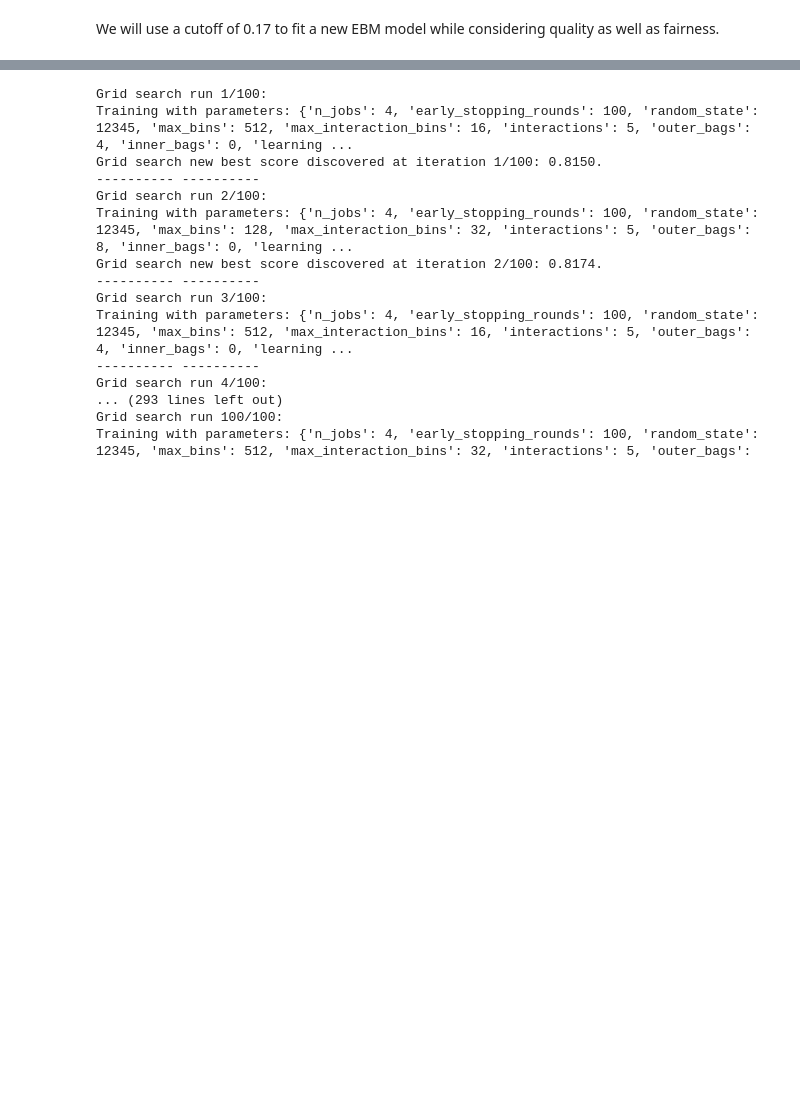
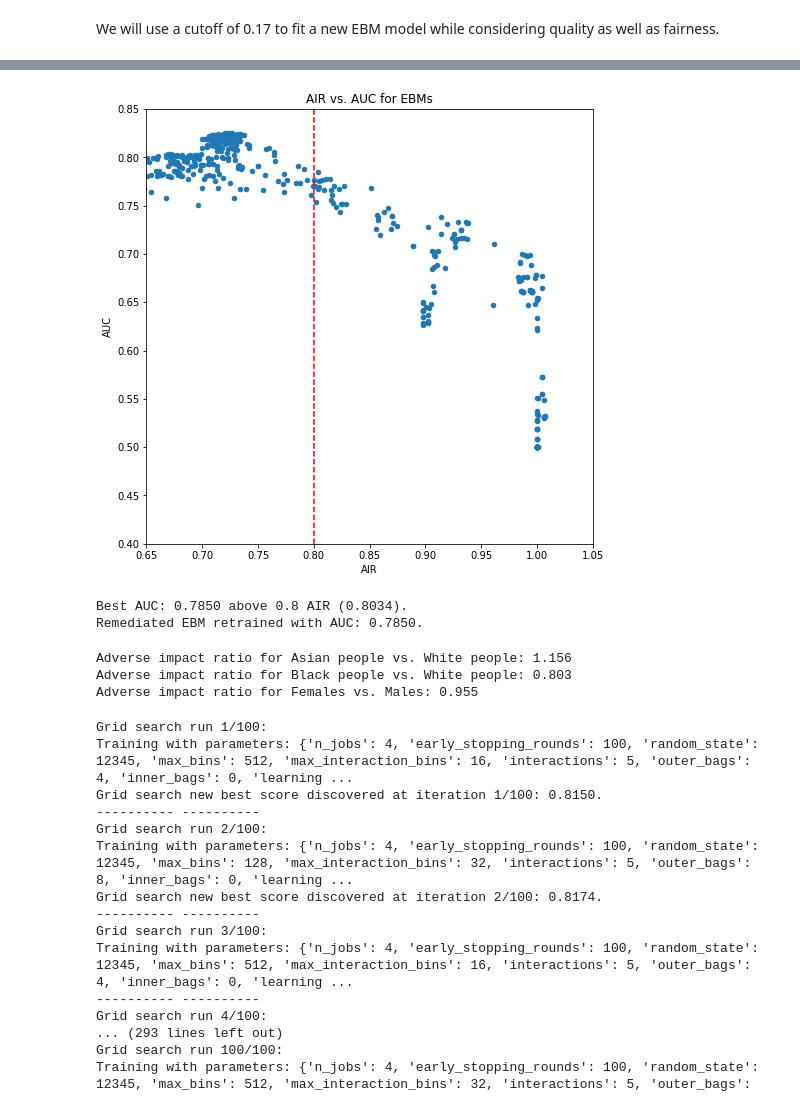
Before and after one commit to adelhassen/responsible_ml, a Jupyter notebook: Model Remediation.ipynb, the cells around one changed output, grey strips where cells are left out. Saved outputs shown, nothing was run; the diff lists cells and outputs as text; code cells hidden in the pictures; blank space fills up the shorter version.

```diff
--- a/Model Remediation.ipynb
+++ b/Model Remediation.ipynb
@@ -526,3 +528,15 @@ The other protected groups are still above 0.8 with the new cutoff.
 #### Model selection considering quality and fairness
 # %% [markdown]
 We will use a cutoff of 0.17 to fit a new EBM model while considering quality as well as fairness.
+# %%
+# start local timer
+ebm2_tic = time.time()
+
+# new grid search that also considers AIR and fairness
+best_ebm2, ebm_grid_frame = ebm_grid(train, best_ebm_phat, x_names, y_name, gs_params=gs_params, n_models=500,
+                                     early_stopping_rounds=100, seed=SEED, air_reference='white', air_protected='black',
+                                     air_cut=0.17)
+
+# end local timer
+ebm2_toc = time.time() - ebm2_tic
+print('EBM training completed in %.2f s.' % (ebm2_toc))
@@ -529,3 +577,57 @@ We will use a cutoff of 0.17 to fit a new EBM model while considering quality as
+# %%
+fig, ax = plt.subplots(figsize=(8,8))
+_ = ebm_grid_frame.plot(kind='scatter', x='air', y='auc', title='AIR vs. AUC for EBMs', ax=ax)
+_ = ax.axvline(x=0.8, color='r', linestyle='--')
+_ = ax.set_ylim([0.4, 0.85])
+_ = ax.set_xlim([0.65, 1.05])
+_ = ax.set_xlabel('AIR')
+_ = ax.set_ylabel('AUC')
+# %% [output]
+[figure, added]
+# %%
+# extract new params dict from ebm_grid_frame
+rem_params = ebm_grid_frame.loc[ebm_grid_frame['air'] > 0.8].sort_values(by='auc', ascending=False).iloc[0, :].to_dict()
+
+# extract features from dict then delete from dict
+rem_x_names = rem_params['features']
+del rem_params['features']
+
+# record and delete other extraneous information
+print('Best AUC: %.4f above 0.8 AIR (%.4f).' % (rem_params['auc'], rem_params['air']))
+del rem_params['auc']
+del rem_params['air']
+
+# reset some parameters to integers
+rem_params['random_state'] = int(rem_params['random_state'])
+rem_params['n_jobs'] = int(rem_params['n_jobs'])
+
+# retrain
+rem_ebm = ExplainableBoostingClassifier(**rem_params)
+rem_ebm.fit(train[rem_x_names], train[y_name])
+rem_ebm_perf = ROC(rem_ebm.predict_proba).explain_perf(valid[rem_x_names], valid[y_name])
+rem_auc = rem_ebm_perf._internal_obj['overall']['auc']
+print('Remediated EBM retrained with AUC: %.4f.' % rem_auc)
+# %% [output]
+Best AUC: 0.7850 above 0.8 AIR (0.8034).
+Remediated EBM retrained with AUC: 0.7850.
+# %%
+# create a frame with remediated EBM predictions
+best_ebm_phat2 = pd.DataFrame(rem_ebm.predict_proba(valid[rem_x_names])[:, 1], columns=['phat'])
+best_ebm_phat2 = pd.concat([valid.reset_index(drop=True), best_ebm_phat2], axis=1)
+
+# calculate new confusion matrices for each group
+rem_cm_dict2 = {}
+for name in demographic_group_names:
+    rem_cm_dict2[name] = get_confusion_matrix(best_ebm_phat2, y_name, 'phat', by=name, level=1, cutoff=0.17, verbose=False)
+
+# calculate AIR for each group
+print('Adverse impact ratio for Asian people vs. White people: %.3f' % air(rem_cm_dict2, 'white', 'asian', verbose=False))
+print('Adverse impact ratio for Black people vs. White people: %.3f' % air(rem_cm_dict2, 'white', 'black', verbose=False))
+print('Adverse impact ratio for Females vs. Males: %.3f' % air(rem_cm_dict2, 'male', 'female', verbose=False))
+# %% [output]
+Adverse impact ratio for Asian people vs. White people: 1.156
+Adverse impact ratio for Black people vs. White people: 0.803
+Adverse impact ratio for Females vs. Males: 0.955
 # %%
 # start local timer
 ebm2_tic = time.time()
```
Also changed, not shown: parts of 3 cells of this notebook.
